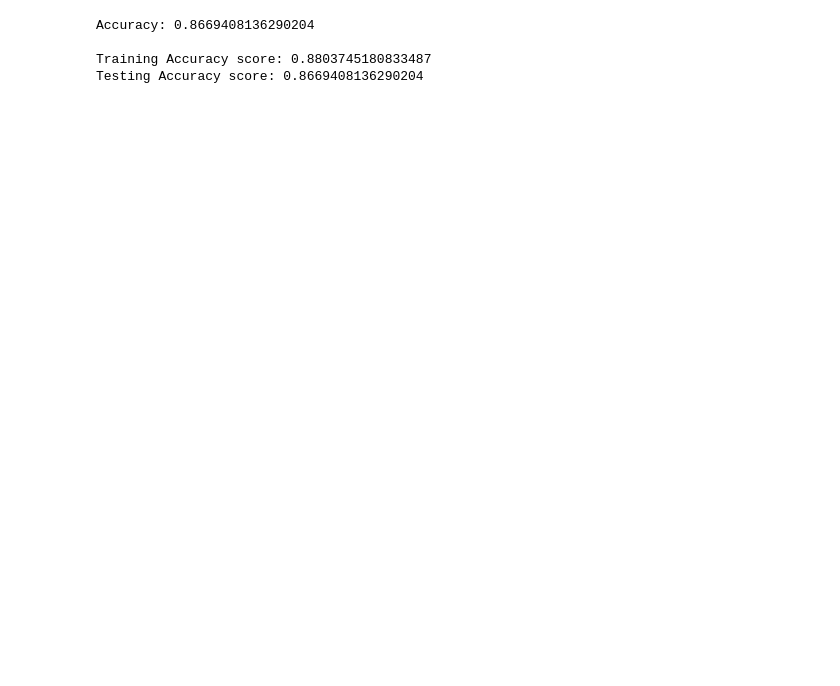
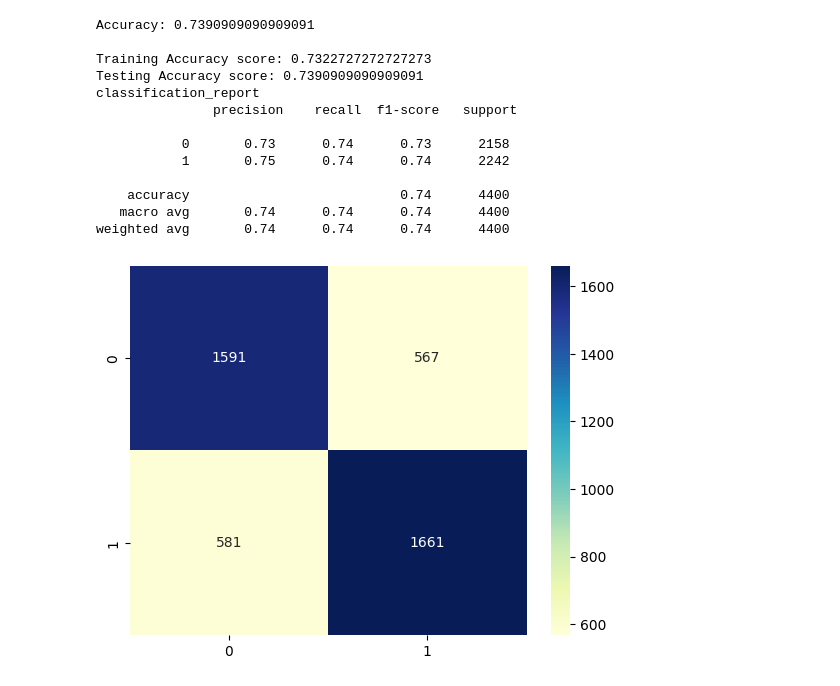
Before and after one commit to PFE2024/satt_ai, a Jupyter notebook: twitter/neural_network.ipynb, the cells around one changed output. Cells and saved outputs as stored; diff of their text form; code cells hidden in the pictures; blank space fills up the shorter version.

```diff
--- a/twitter/neural_network.ipynb
+++ b/twitter/neural_network.ipynb
@@ -36,25 +15,52 @@ y = data.account_type.values.tolist()
+# %%
+
+from sklearn.preprocessing import StandardScaler
+
+from sklearn.preprocessing import StandardScaler
+data = pd.read_csv('./Data/featuresfloatvf.csv')
+data =data.drop('Unnamed: 0', axis=1)
+# x=data.loc[:,['statuses' , 'date_joined' , 'most_recent_post' , 'following' , 'followers' , 'likes', 'retweet' , 'retweeted_count'  ,'avg_tweets_by_hour_of_day', 'avg_tweets_by_day_of_week']]
+x=data.iloc[:, :-1]
+y = data.account_type.values.tolist()
 # %%
 from sklearn.neural_network import MLPClassifier
 
 
 
-X_train, X_test, y_train, y_test = train_test_split(X_scaled, y, test_size=0.2, random_state=48)
+X_train, X_test, y_train, y_test = train_test_split(x, y, test_size=0.2, random_state=48)
 
 # Build the model
 mlp = MLPClassifier( activation='relu', solver='adam', max_iter=1000)
 
 # Train the model
 mlp.fit(X_train, y_train)
 
 # Evaluate the model
 accuracy = mlp.score(X_test, y_test)
 print('Accuracy:', accuracy)
 y_pred_train = mlp.predict(X_train)
 y_pred_test = mlp.predict(X_test)
+
 print("\nTraining Accuracy score:",accuracy_score(y_train, y_pred_train))
 print("Testing Accuracy score:",accuracy_score(y_test, y_pred_test))
+print("classification_report \n "+classification_report(y_test, y_pred_test))
+cm = metrics.confusion_matrix(y_test,  y_pred_test)
+
+cm_matrixNB = pd.DataFrame(data=cm)
+sns.heatmap(cm_matrixNB, annot=True, fmt='d', cmap='YlGnBu')
+plt.show()
 # %% [output]
-Accuracy: 0.8669408136290204
+Accuracy: 0.7390909090909091
 
-Training Accuracy score: 0.8803745180833487
-Testing Accuracy score: 0.8669408136290204
+Training Accuracy score: 0.7322727272727273
+Testing Accuracy score: 0.7390909090909091
+classification_report
+               precision    recall  f1-score   support
+
+           0       0.73      0.74      0.73      2158
+           1       0.75      0.74      0.74      2242
+
+    accuracy                           0.74      4400
+   macro avg       0.74      0.74      0.74      4400
+weighted avg       0.74      0.74      0.74      4400
+[figure, added]
```
Also changed, not shown: parts of 1 cell of this notebook, 16 other files.
